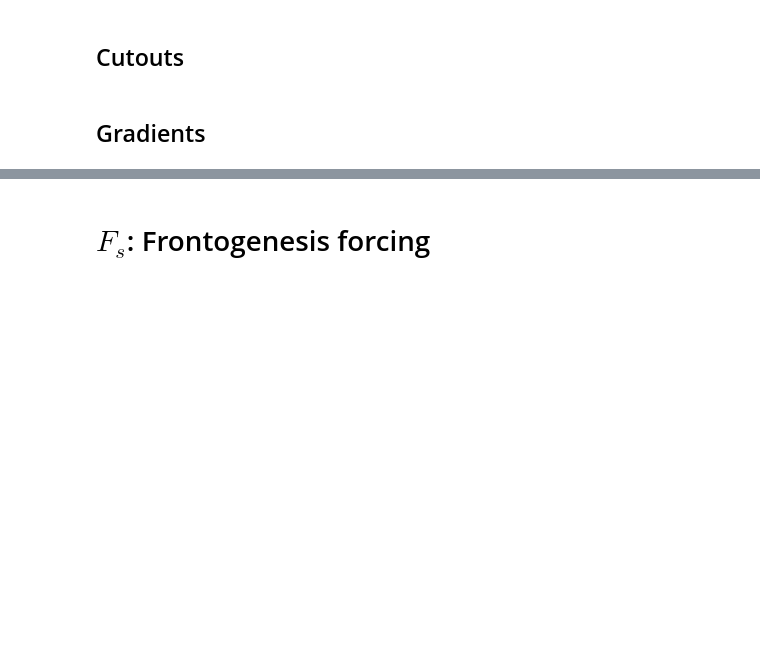
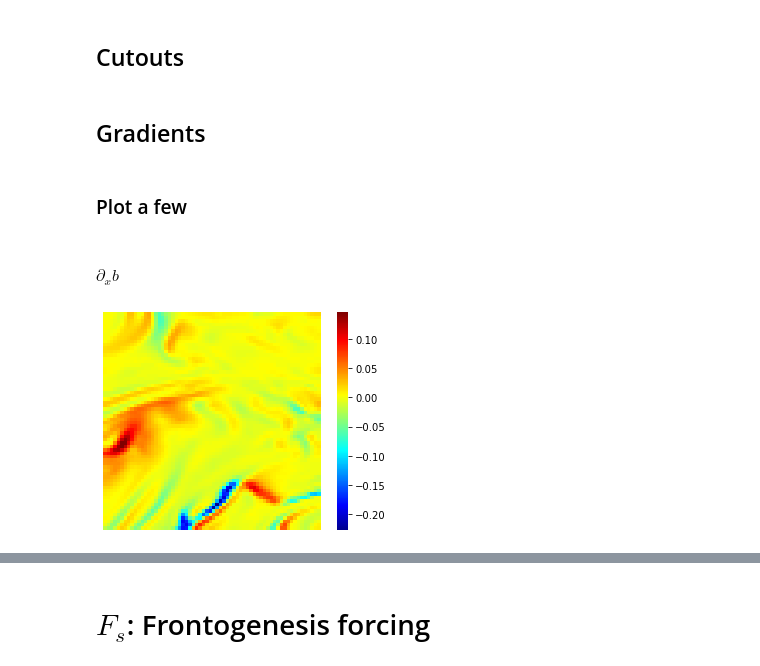
Before and after one commit to AI-for-Ocean-Science/ulmo, a Jupyter notebook: docs/nb/LLC/LLC_Frontogenesis.ipynb, the cells around one changed output, grey strips where cells are left out. Drawn from its saved outputs; the diff is of its cells as text; code cells hidden in the pictures; blank space fills up the shorter version.

```diff
--- a/docs/nb/LLC/LLC_Frontogenesis.ipynb
+++ b/docs/nb/LLC/LLC_Frontogenesis.ipynb
@@ -126,7 +126,7 @@ ref_rho = 1.
 # %% [markdown]
 ## $\partial_x b$
 # %%
-dbdx = np.gradient(rho_cutout/ref_rho, axis=1)
+dbdx = -1*np.gradient(rho_cutout/ref_rho, axis=1)
 # %% [markdown]
 ## $\partial_y b$
 # %%
@@ -148,3 +148,11 @@ dVdx = np.gradient(V_cutout, axis=1)
 #
 dUdy = np.gradient(U_cutout, axis=0)
 dVdy = np.gradient(V_cutout, axis=0)
+# %% [markdown]
+### Plot a few
+# %% [markdown]
+#### $\partial_x b$
+# %%
+_ = plotting.show_image(dbdx, set_aspect='equal')
+# %% [output]
+[figure, added]
```
Also changed, not shown: parts of 6 cells of this notebook, 4 other files.
